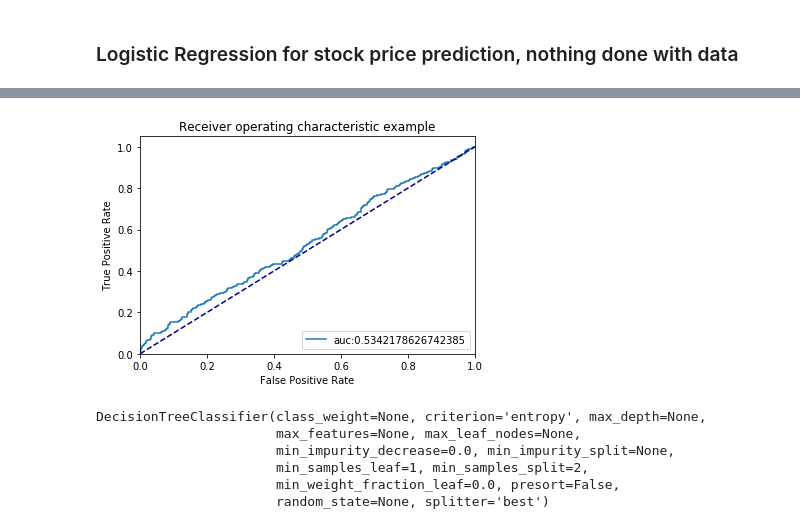
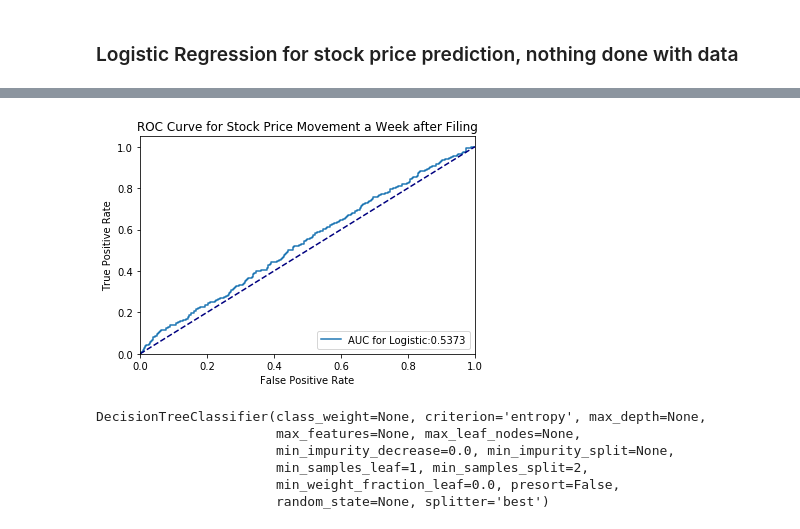
Before and after one commit to mixerupper/1001-term-project, a Jupyter notebook: code/03-analysis/01-Analysis_AH.ipynb, the cells around one changed output, grey strips where cells are left out. Cells and saved outputs as stored; diff of their text form; code cells hidden in the pictures.

```diff
--- a/code/03-analysis/01-Analysis_AH.ipynb
+++ b/code/03-analysis/01-Analysis_AH.ipynb
@@ -97,24 +97,24 @@ X_train, X_test, Y_train, Y_test = train_test_split(X,Y, test_size = 0.30)
 # %%
 logreg = LogisticRegression()
 logreg.fit(X_train, np.ravel(Y_train))
 
 log_decision = logreg.decision_function(X_test)
 log_fpr, log_tpr, _  = roc_curve(Y_test, log_decision)
 
 log_auc = auc(log_fpr, log_tpr)
 
 plt.figure()
-plt.plot(log_fpr, log_tpr, label = 'auc:'+str(log_auc))
+plt.plot(log_fpr, log_tpr, label = 'AUC for Logistic:'+"{0:.4f}".format(log_auc))
 plt.plot([0, 1], [0, 1], color='navy', linestyle='--')
 plt.xlim([0.0, 1.0])
 plt.ylim([0.0, 1.05])
 plt.xlabel('False Positive Rate')
 plt.ylabel('True Positive Rate')
-plt.title('Receiver operating characteristic example')
+plt.title('ROC Curve for Stock Price Movement a Week after Filing')
 plt.legend(loc="lower right")
-plt.show()
+plt.savefig(data_root + 'ROC for Stock Movement a Week after Filing.png')
 # %% [output]
-[figure, old version]
+[figure, new version]
 # %%
 dt = DecisionTreeClassifier(criterion = 'entropy')
 dt.fit(X_train, Y_train)
```
Also changed, not shown: parts of 3 cells of this notebook, 1 other file.
